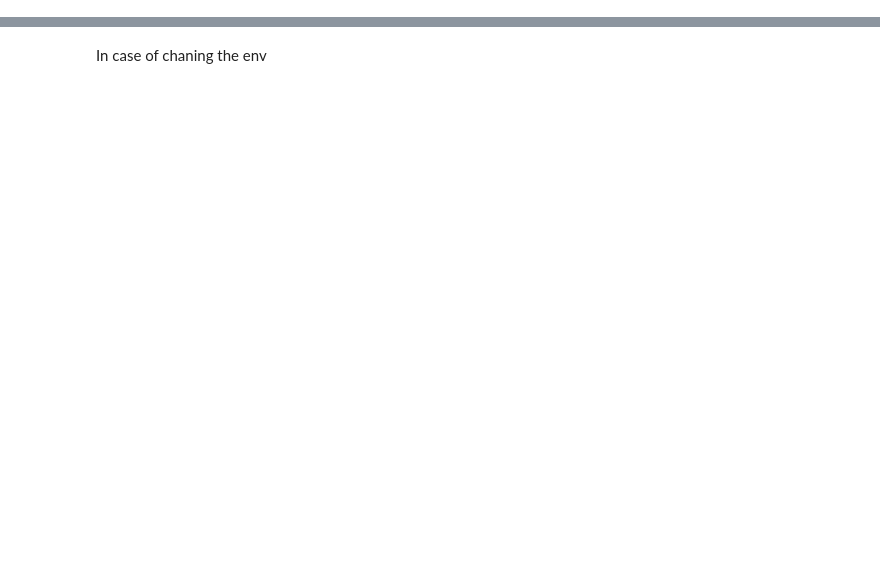
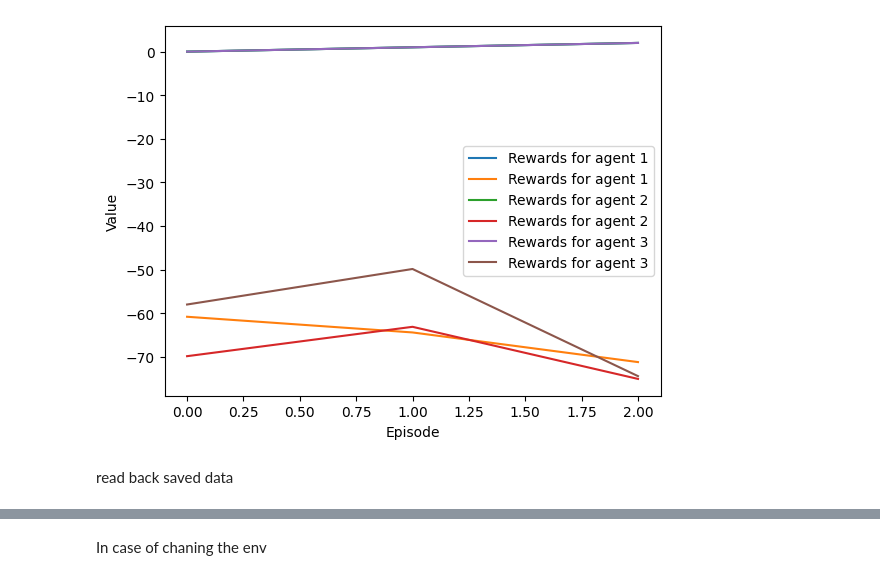
Before and after one commit to sensorlab/agent-edgeautoscaling, a Jupyter notebook: code/train_mdqn.ipynb, the cells around one changed output, grey strips where cells are left out. Cells and saved outputs as stored; diff of their text form; code cells hidden in the pictures; blank space fills up the shorter version.

```diff
--- a/code/train_mdqn.ipynb
+++ b/code/train_mdqn.ipynb
@@ -339 +369,12 @@ plt
 <module 'matplotlib.pyplot' from '/home/jprodanov/resource-elastisity-nancy/venv/lib/python3.10/site-packages/matplotlib/pyplot.py'>
+# %%
+for i, rewards in enumerate(agent_ep_summed_rewards):
+    plt.plot(rewards, label=f'Rewards for agent {i + 1}')
+plt.xlabel('Episode')
+plt.ylabel('Value')
+plt.legend()
+plt.show()
+# %% [output]
+[figure, added]
+# %% [markdown]
+read back saved data
```
Also changed, not shown: parts of 11 cells of this notebook, 2 other files.
